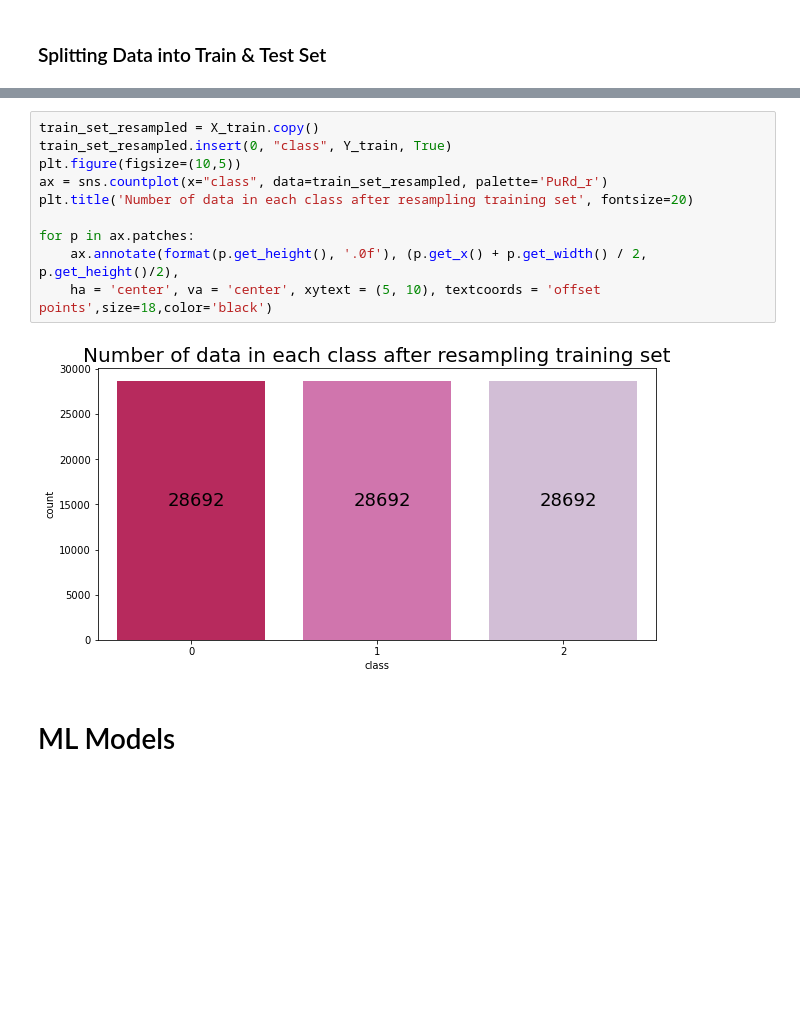
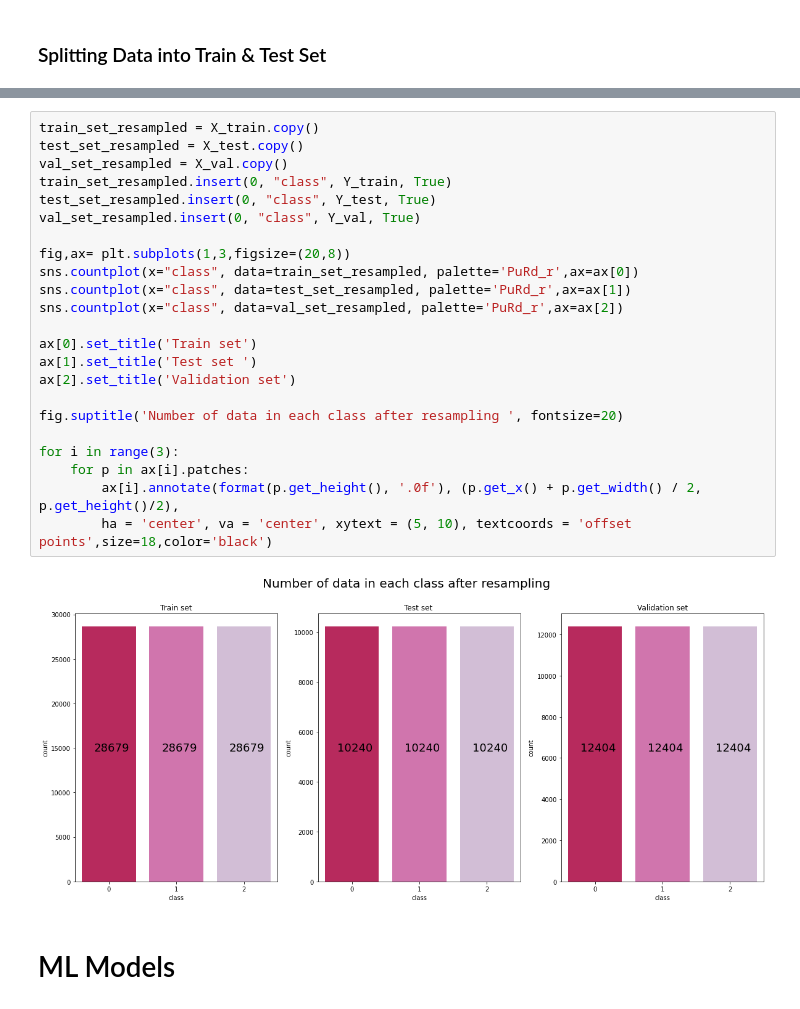
Before and after one commit to LyndaATT/Spatial-Classification, a Jupyter notebook: all.ipynb, the cells around one changed output, grey strips where cells are left out. Cells and saved outputs as stored; diff of their text form; blank space fills up the shorter version.

```diff
--- a/all.ipynb
+++ b/all.ipynb
@@ -347,15 +336,28 @@ Name: class, dtype: int64
 # %%
 train_set_resampled = X_train.copy()
+test_set_resampled = X_test.copy()
+val_set_resampled = X_val.copy()
 train_set_resampled.insert(0, "class", Y_train, True)
-plt.figure(figsize=(10,5))
-ax = sns.countplot(x="class", data=train_set_resampled, palette='PuRd_r')
-plt.title('Number of data in each class after resampling training set', fontsize=20)
+test_set_resampled.insert(0, "class", Y_test, True)
+val_set_resampled.insert(0, "class", Y_val, True)
 
-for p in ax.patches:
-    ax.annotate(format(p.get_height(), '.0f'), (p.get_x() + p.get_width() / 2, p.get_height()/2),
-    ha = 'center', va = 'center', xytext = (5, 10), textcoords = 'offset points',size=18,color='black')
+fig,ax= plt.subplots(1,3,figsize=(20,8))
+sns.countplot(x="class", data=train_set_resampled, palette='PuRd_r',ax=ax[0])
+sns.countplot(x="class", data=test_set_resampled, palette='PuRd_r',ax=ax[1])
+sns.countplot(x="class", data=val_set_resampled, palette='PuRd_r',ax=ax[2])
+
+ax[0].set_title('Train set')
+ax[1].set_title('Test set ')
+ax[2].set_title('Validation set')
+
+fig.suptitle('Number of data in each class after resampling ', fontsize=20)
+
+for i in range(3):
+    for p in ax[i].patches:
+        ax[i].annotate(format(p.get_height(), '.0f'), (p.get_x() + p.get_width() / 2, p.get_height()/2),
+        ha = 'center', va = 'center', xytext = (5, 10), textcoords = 'offset points',size=18,color='black')
 # %% [output]
-[figure, old version]
+[figure, new version]
 # %% [markdown]
 # ML Models
 # %% [markdown]
```
Also changed, not shown: parts of 18 cells of this notebook.
